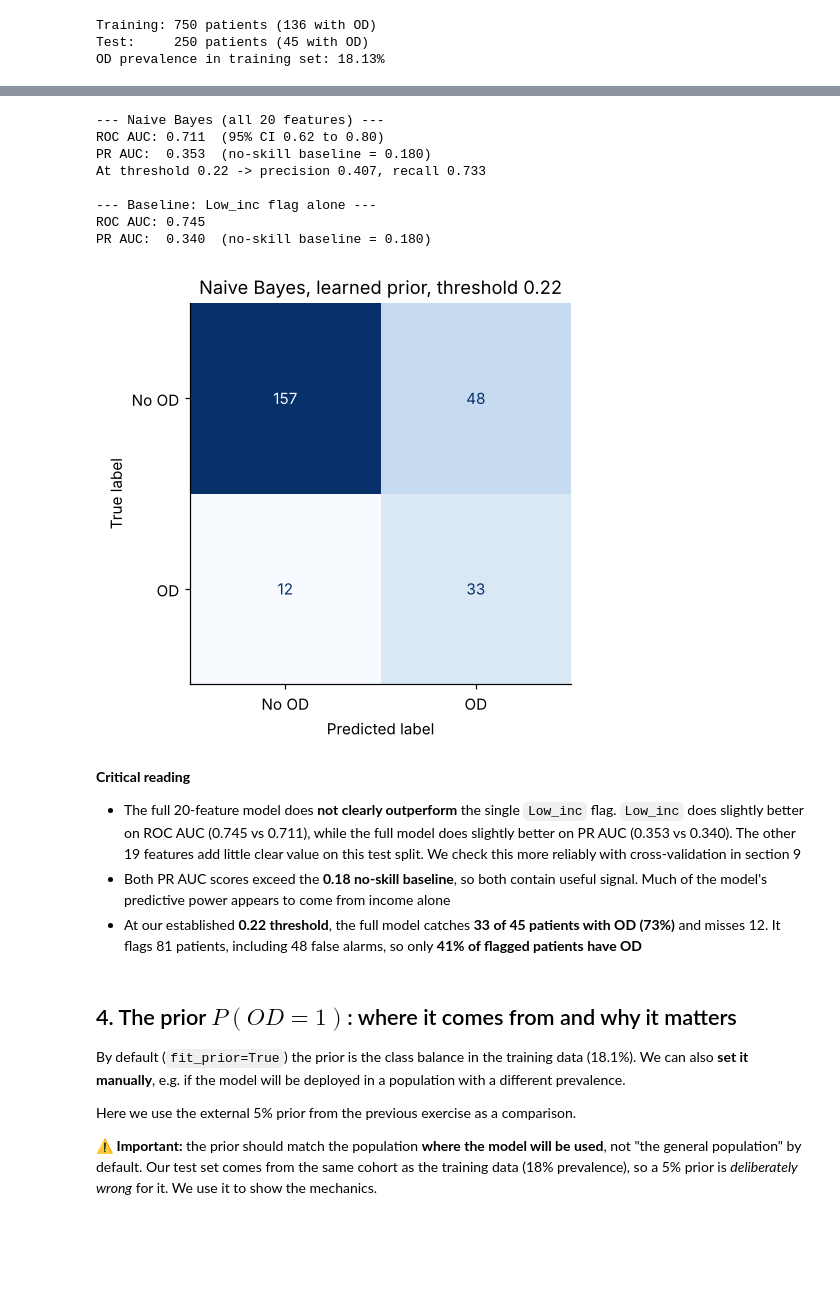
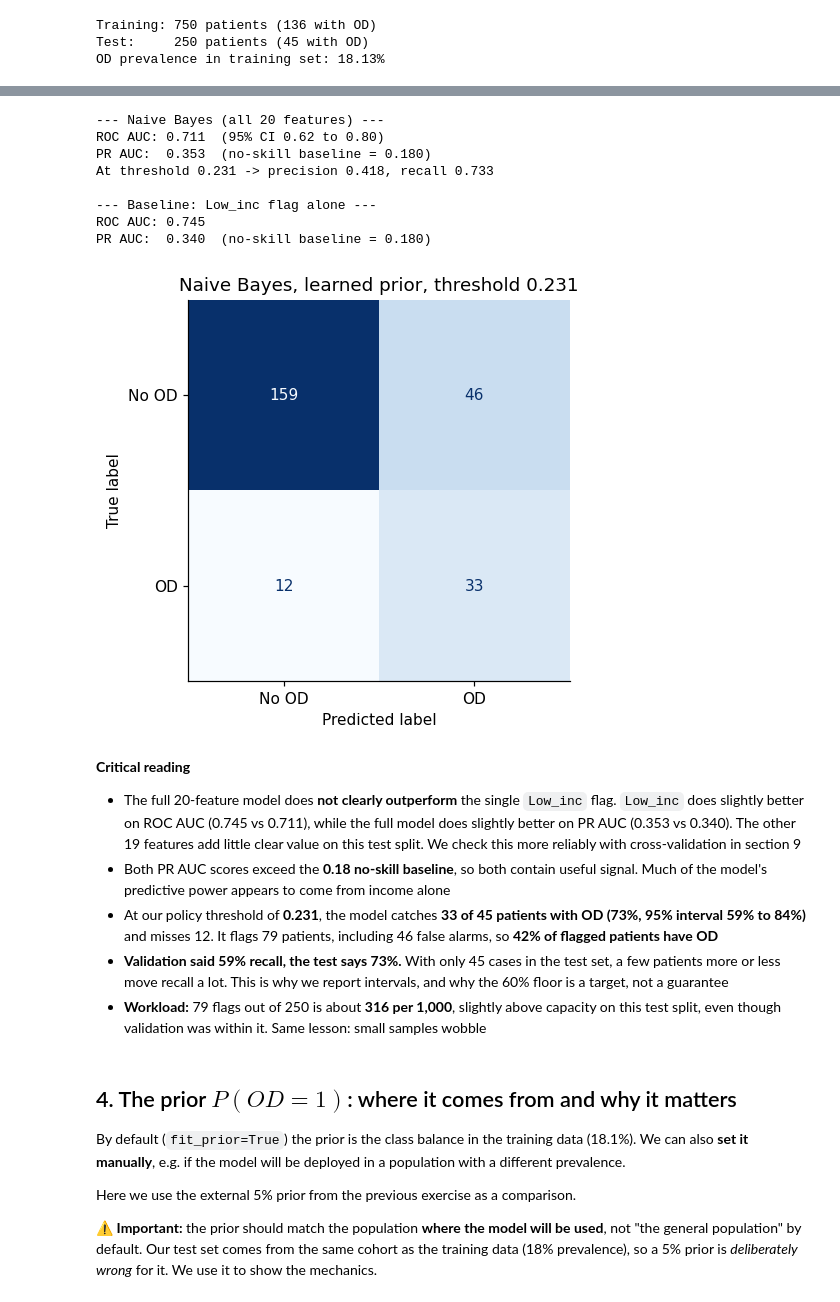
Before and after one commit to IE-ML-for-Healthcare/Bayesian-in-HC, a Jupyter notebook: 04_naive_bayes_opioid_demo_v2.ipynb, the cells around one changed output, grey strips where cells are left out. Drawn from its saved outputs; the diff is of its cells as text; code cells hidden in the pictures; blank space fills up the shorter version.

```diff
--- a/04_naive_bayes_opioid_demo_v2.ipynb
+++ b/04_naive_bayes_opioid_demo_v2.ipynb
@@ -214,0 +230,29 @@ Metric reference: [scikit-learn: `average_precision_score`](https://scikit-learn
+# %%
+from utils import select_threshold, plot_threshold_policy, wilson_interval
+
+MIN_RECALL = 0.60            # catch at least 60% of recorded OUD cases
+MAX_ALERTS_PER_1000 = 300    # review capacity
+
+nb_pipe = Pipeline([("prep", preprocess), ("nb", BernoulliNB(alpha=1.0, fit_prior=True))])
+
+# Validation scores: each training patient is scored by a model trained on the other 4/5 of the training set
+val_scores = cross_val_predict(nb_pipe, X_train, y_train,
+                               cv=StratifiedKFold(5, shuffle=True, random_state=0),
+                               method="predict_proba")[:, 1]
+
+choice = select_threshold(y_train, val_scores, MIN_RECALL, MAX_ALERTS_PER_1000)
+threshold = choice["threshold"]          # FROZEN from here on
+sel, tbl_thr = choice["selected"], choice["table"]
+
+rec_ci = wilson_interval(sel["TP"], sel["TP"] + sel["FN"])
+needed = tbl_thr.loc[tbl_thr["recall"] >= MIN_RECALL, "alerts_per_1000"].min()
+
+print(choice["rule"])
+print(f"\nSelected threshold (frozen): {threshold:.3f}")
+print(f"Validation: catches {int(sel['TP'])} of {int(sel['TP'] + sel['FN'])} recorded OUD cases "
+      f"(recall {sel['recall']:.1%}, 95% CI {rec_ci[0]:.0%} to {rec_ci[1]:.0%}), "
+      f"precision {sel['precision']:.1%}, {sel['alerts_per_1000']:.0f} reviews per 1,000")
+print(f"To reach {MIN_RECALL:.0%} recall, the clinic would need about {needed:.0f} reviews per 1,000")
+
+plot_threshold_policy(choice, MIN_RECALL, MAX_ALERTS_PER_1000)
+plt.tight_layout(); plt.show()
@@ -227,8 +287,7 @@ nb_pipe.fit(X_train, y_train)
 # Predicted probability of OD for each patient
 y_proba = nb_pipe.predict_proba(X_test)[:, 1]
 
-# Use the 0.22 clinical threshold established in the previous exercise
-threshold = 0.22
+# Use the threshold frozen in section 3.1 by the policy rule (not the 0.5 default)
 y_pred = (y_proba >= threshold).astype(int)
 
 
@@ -264,7 +323,7 @@ print("--- Naive Bayes (all 20 features) ---")
 print(f"ROC AUC: {roc_auc:.3f}  (95% CI {lo:.2f} to {hi:.2f})")
 print(f"PR AUC:  {pr_auc:.3f}  (no-skill baseline = {y_test.mean():.3f})")
 print(
-    f"At threshold {threshold:.2f} -> "
+    f"At threshold {threshold:.3f} -> "
     f"precision {precision_score(y_test, y_pred):.3f}, "
     f"recall {recall_score(y_test, y_pred):.3f}"
 )
@@ -277,43 +336,45 @@ low_inc_score = X_test["Low_inc"]
 roc_auc_lowinc = roc_auc_score(y_test, low_inc_score)
 pr_auc_lowinc = average_precision_score(y_test, low_inc_score)
 
 print("\n--- Baseline: Low_inc flag alone ---")
 print(f"ROC AUC: {roc_auc_lowinc:.3f}")
 print(f"PR AUC:  {pr_auc_lowinc:.3f}  (no-skill baseline = {y_test.mean():.3f})")
 
 
 # Confusion matrix:
-# Compare actual outcomes with predictions at our 0.22 threshold
+# Compare actual outcomes with predictions at our policy threshold
 # It shows true negatives, false positives, false negatives and true positives
 fig, ax = plt.subplots(figsize=(4.5, 4.5))
 
 ConfusionMatrixDisplay.from_predictions(
     y_test,
     y_pred,
     ax=ax,
     cmap="Blues",
     colorbar=False,
     display_labels=["No OD", "OD"]
 )
 
-ax.set_title(f"Naive Bayes, learned prior, threshold {threshold:.2f}")
+ax.set_title(f"Naive Bayes, learned prior, threshold {threshold:.3f}")
 plt.show()
 # %% [output]
 --- Naive Bayes (all 20 features) ---
 ROC AUC: 0.711  (95% CI 0.62 to 0.80)
 PR AUC:  0.353  (no-skill baseline = 0.180)
-At threshold 0.22 -> precision 0.407, recall 0.733
+At threshold 0.231 -> precision 0.418, recall 0.733
 
 --- Baseline: Low_inc flag alone ---
 ROC AUC: 0.745
 PR AUC:  0.340  (no-skill baseline = 0.180)
-[figure, old version]
+[figure, new version]
 # %% [markdown]
 **Critical reading**
 
 - The full 20-feature model does **not clearly outperform** the single `Low_inc` flag. `Low_inc` does slightly better on ROC AUC (0.745 vs 0.711), while the full model does slightly better on PR AUC (0.353 vs 0.340). The other 19 features add little clear value on this test split. We check this more reliably with cross-validation in section 9
 - Both PR AUC scores exceed the **0.18 no-skill baseline**, so both contain useful signal. Much of the model's predictive power appears to come from income alone
-- At our established **0.22 threshold**, the full model catches **33 of 45 patients with OD (73%)** and misses 12. It flags 81 patients, including 48 false alarms, so only **41% of flagged patients have OD**
+- At our policy threshold of **0.231**, the model catches **33 of 45 patients with OD (73%, 95% interval 59% to 84%)** and misses 12. It flags 79 patients, including 46 false alarms, so **42% of flagged patients have OD**
+- **Validation said 59% recall, the test says 73%.** With only 45 cases in the test set, a few patients more or less move recall a lot. This is why we report intervals, and why the 60% floor is a target, not a guarantee
+- **Workload:** 79 flags out of 250 is about **316 per 1,000**, slightly above capacity on this test split, even though validation was within it. Same lesson: small samples wobble
 # %% [markdown]
 ## 4. The prior $P(OD=1)$: where it comes from and why it matters
 
```
Also changed, not shown: parts of 26 cells of this notebook.
